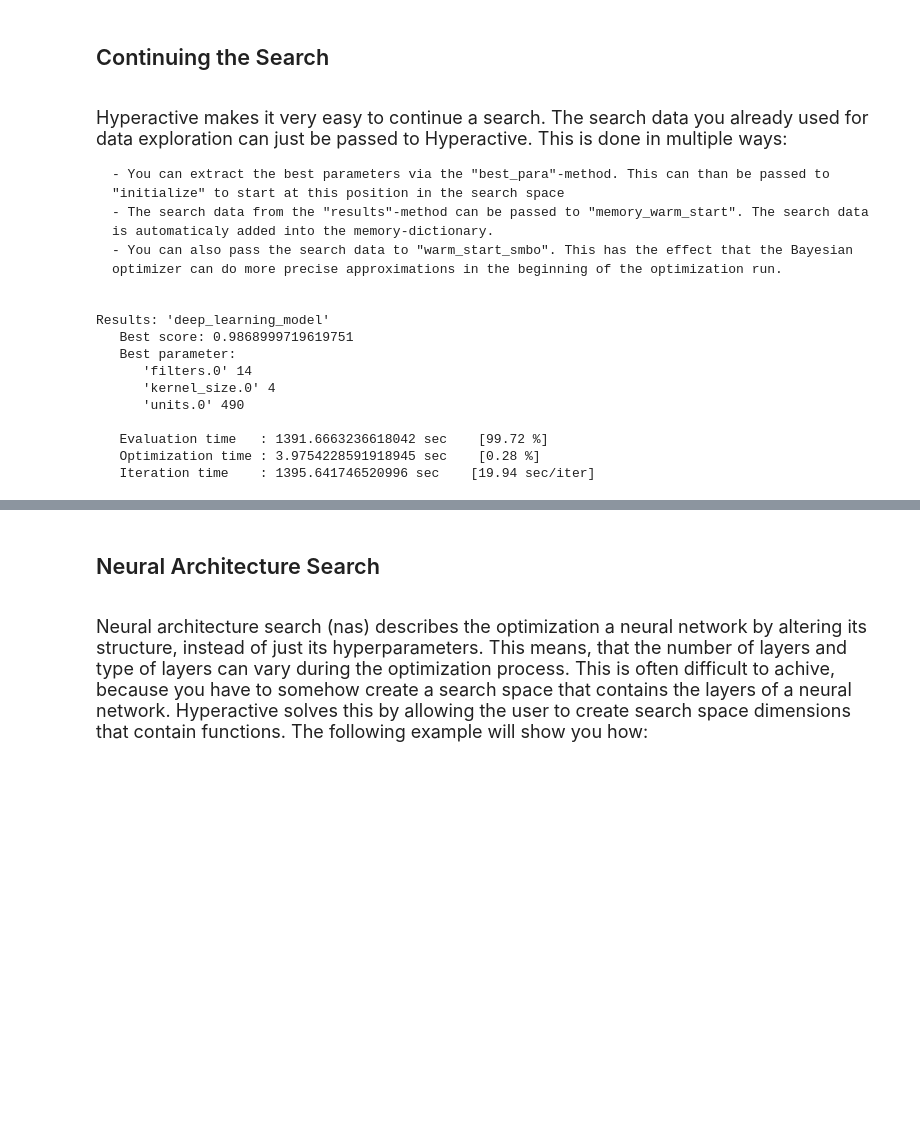
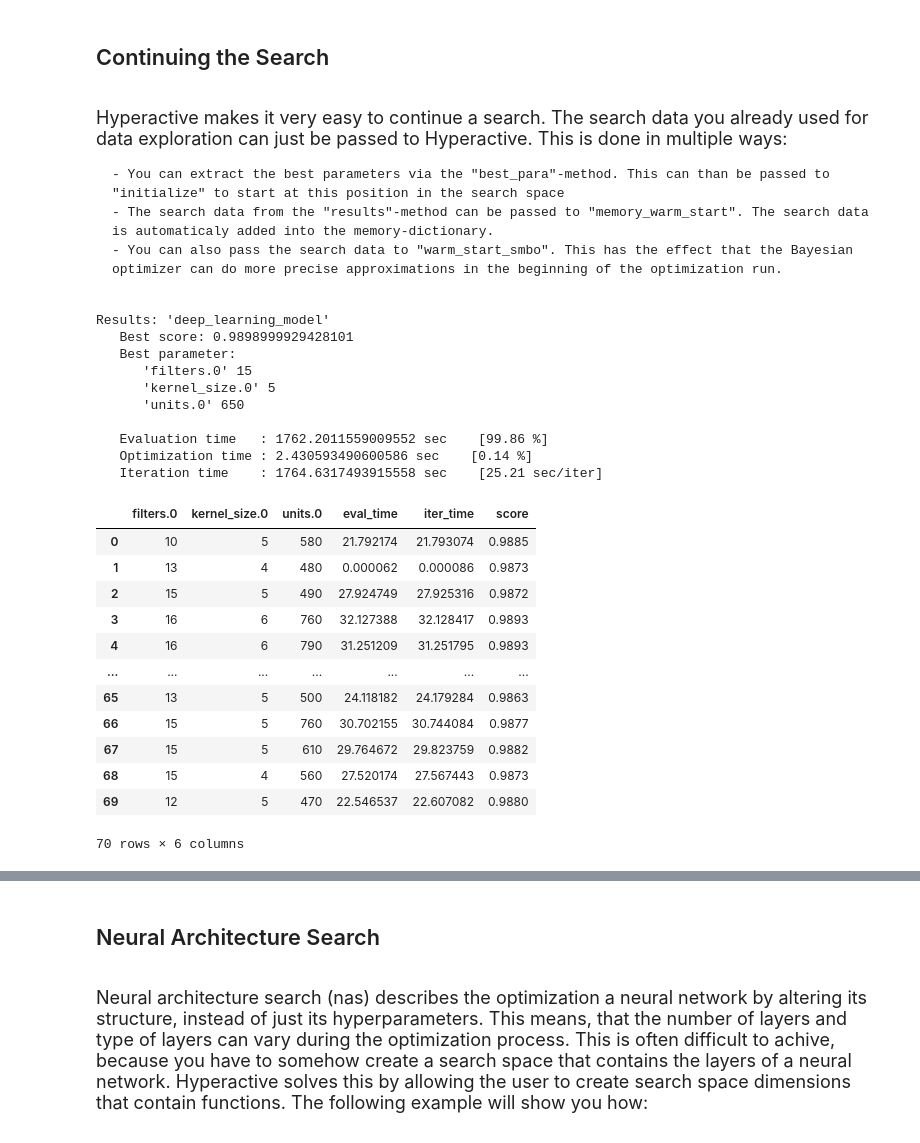
Before and after one commit to SimonBlanke/hyperactive-tutorials, a Jupyter notebook: notebooks/Optimization Strategies for Deep Learning.ipynb, the cells around one changed output, grey strips where cells are left out. Saved outputs shown, nothing was run; the diff lists cells and outputs as text; code cells hidden in the pictures; blank space fills up the shorter version.

```diff
--- a/notebooks/Optimization Strategies for Deep Learning.ipynb
+++ b/notebooks/Optimization Strategies for Deep Learning.ipynb
@@ -280,12 +315,6 @@ Another interesting thing is that some of the function evaluation times are tiny
 Lets extract the best parameters from Hyperactive. Since the size and type of neural networks will be similar we can use the best learning rate and epochs we just found. This way we can concentrate on optimizing other hyperparameters in the following runs.
 
 </font>
-# %%
-# extract best parameters set found during the optimization run
-best_para_0 = hyper_0.best_para(deep_learning_model)
-
-learning_rate = best_para_0["learning_rate"]
-epochs = best_para_0["epochs"]
 # %% [markdown]
 ## Hyperparameter Optimization <a class="anchor" id="deep2"></a>
 
@@ -319,7 +348,7 @@ def deep_learning_model(params):
 
     return score
 
-search_space = {
+search_space_1 = {
     "filters.0": list(range(5, 15)),
     "kernel_size.0": list(range(3, 6)),
     "units.0": list(range(10, 500, 10)),
@@ -329,7 +358,11 @@ search_space = {
 optimizer = BayesianOptimizer()
 
 hyper_1 = Hyperactive()
-hyper_1.add_search(deep_learning_model, search_space, n_iter=30, optimizer=optimizer)
+hyper_1.add_search(deep_learning_model,
+                   search_space_1,
+                   n_iter=30,
+                   optimizer=optimizer,
+                   )
 hyper_1.run()
 # %% [output]
 Results: 'deep_learning_model'
@@ -374,21 +428,20 @@ Hyperactive makes it very easy to continue a search. The search data you already
     - The search data from the "results"-method can be passed to "memory_warm_start". The search data is automaticaly added into the memory-dictionary.
     - You can also pass the search data to "warm_start_smbo". This has the effect that the Bayesian optimizer can do more precise approximations in the beginning of the optimization run.
 # %%
-best_para_1 = hyper_1.best_para(deep_learning_model)
-initialize = {"random": 1, "warm_start": [best_para_1]}
+initialize = {"vertices": 8, "random": 4, "warm_start": [best_para_1]}
 
 optimizer = BayesianOptimizer(warm_start_smbo=search_data_1)
 
-search_space = {
-    "filters.0": list(range(7, 17)),
-    "kernel_size.0": list(range(3, 5)),
-    "units.0": list(range(100, 600, 10)),
+search_space_2 = {
+    "filters.0": list(range(10, 17)),
+    "kernel_size.0": list(range(3, 7)),
+    "units.0": list(range(400, 800, 10)),
 
 }
 
 hyper_2 = Hyperactive()
 hyper_2.add_search(deep_learning_model,
-                   search_space,
+                   search_space_2,
                    n_iter=70,
                    memory_warm_start=search_data_1,
                    initialize=initialize,
@@ -396,17 +449,32 @@ hyper_2.add_search(deep_learning_model,
 hyper_2.run()
 # %% [output]
 Results: 'deep_learning_model'
-   Best score: 0.9868999719619751
+   Best score: 0.9898999929428101
    Best parameter:
-      'filters.0' 14
-      'kernel_size.0' 4
-      'units.0' 490
+      'filters.0' 15
+      'kernel_size.0' 5
+      'units.0' 650
 
-   Evaluation time   : 1391.6663236618042 sec    [99.72 %]
-   Optimization time : 3.9754228591918945 sec    [0.28 %]
-   Iteration time    : 1395.641746520996 sec    [19.94 sec/iter]
+   Evaluation time   : 1762.2011559009552 sec    [99.86 %]
+   Optimization time : 2.430593490600586 sec    [0.14 %]
+   Iteration time    : 1764.6317493915558 sec    [25.21 sec/iter]
 # %%
 search_data_2 = hyper_2.results(deep_learning_model)
+search_data_2
+# %% [output]
+|  | filters.0 | kernel_size.0 | units.0 | eval_time | iter_time | score |
+| 0 | 10 | 5 | 580 | 21.792174 | 21.793074 | 0.9885 |
+| 1 | 13 | 4 | 480 | 0.000062 | 0.000086 | 0.9873 |
+| 2 | 15 | 5 | 490 | 27.924749 | 27.925316 | 0.9872 |
+| 3 | 16 | 6 | 760 | 32.127388 | 32.128417 | 0.9893 |
+| 4 | 16 | 6 | 790 | 31.251209 | 31.251795 | 0.9893 |
+| ... | ... | ... | ... | ... | ... | ... |
+| 65 | 13 | 5 | 500 | 24.118182 | 24.179284 | 0.9863 |
+| 66 | 15 | 5 | 760 | 30.702155 | 30.744084 | 0.9877 |
+| 67 | 15 | 5 | 610 | 29.764672 | 29.823759 | 0.9882 |
+| 68 | 15 | 4 | 560 | 27.520174 | 27.567443 | 0.9873 |
+| 69 | 12 | 5 | 470 | 22.546537 | 22.607082 | 0.9880 |
+70 rows × 6 columns
 # %%
 search_data_2 = search_data_2.append(search_data_1, ignore_index=True)
 search_data_2 = add_categorical_score(search_data_2)
```
Also changed, not shown: parts of 29 cells of this notebook.
